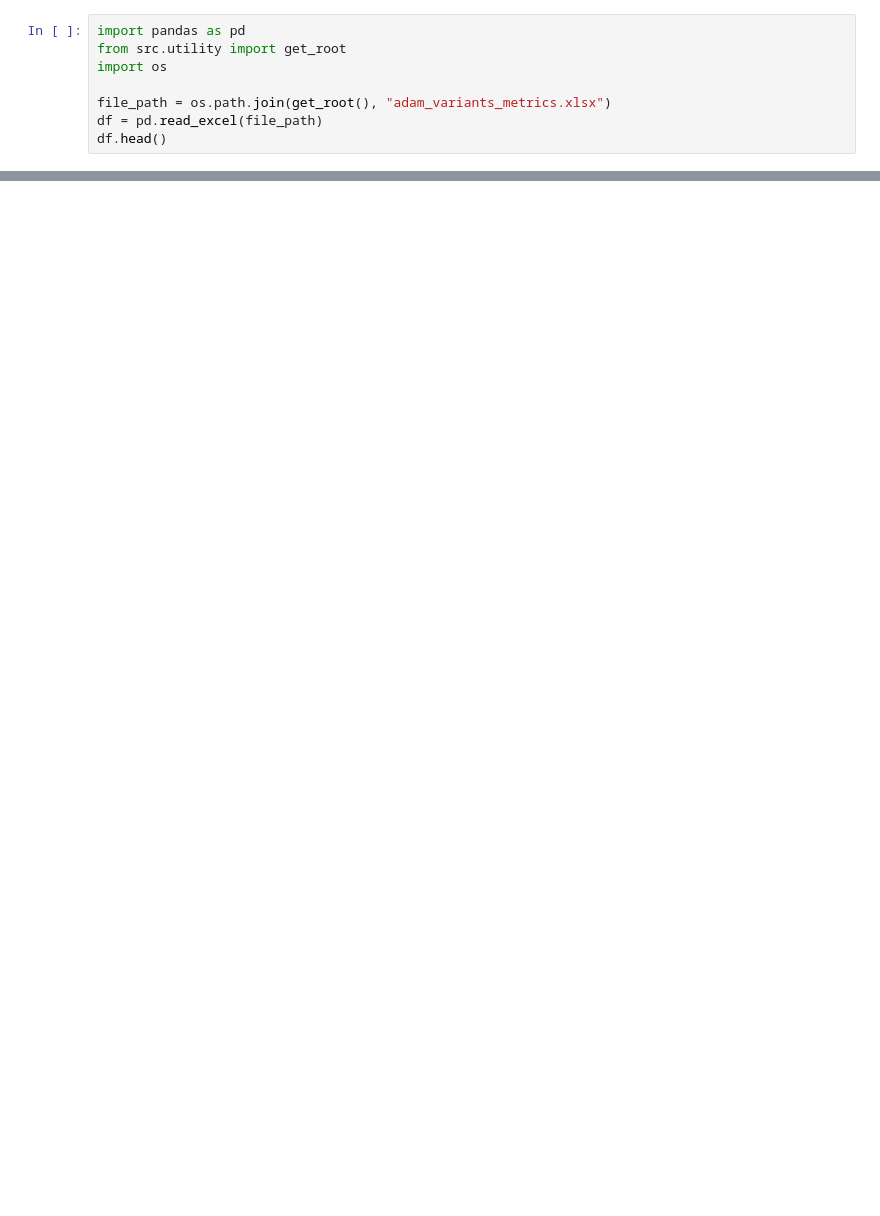
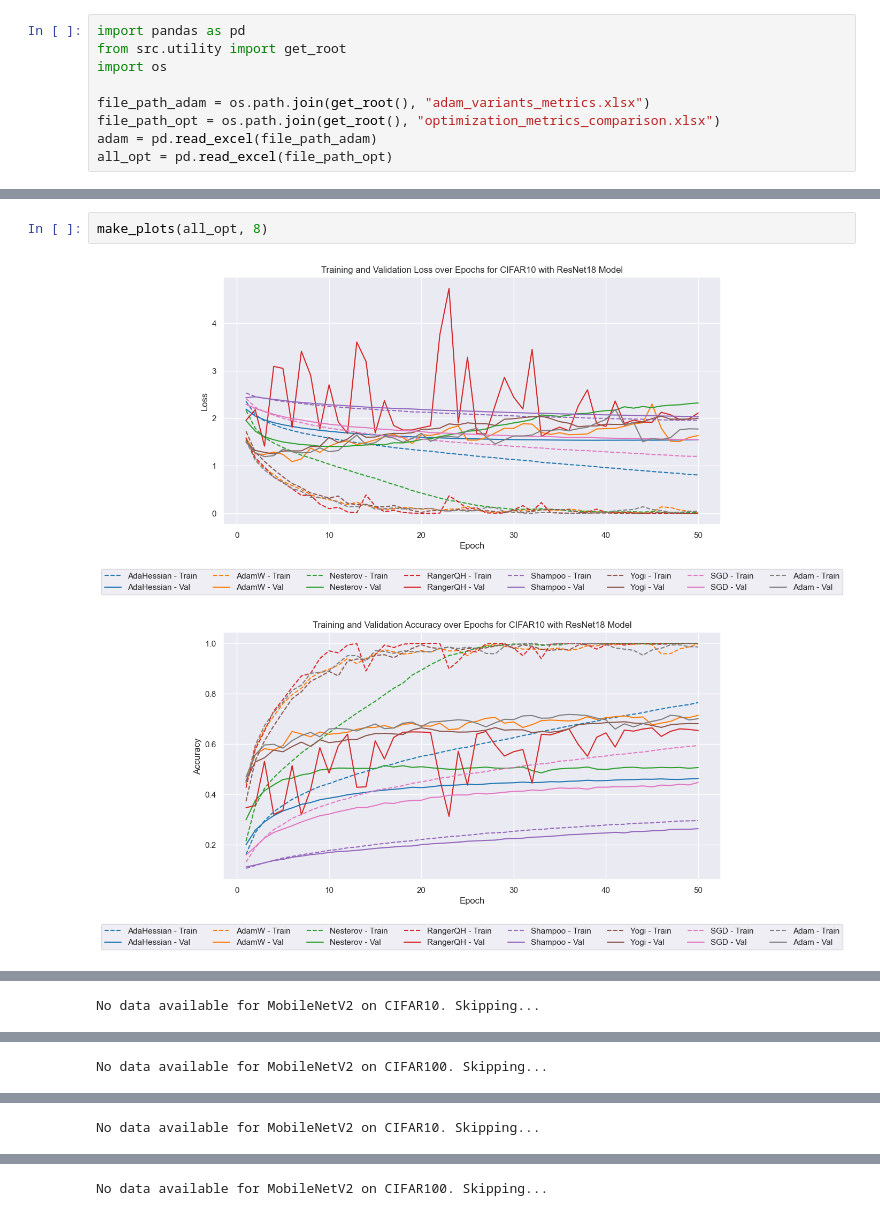
Before and after one commit to IlliaRohalskyi/Time-Efficient-Optimization-of-Neural-Networks, a Jupyter notebook: src/notebooks/analysis.ipynb, the cells around one changed output, grey strips where cells are left out. Saved outputs shown, nothing was run; the diff lists cells and outputs as text; blank space fills up the shorter version.

```diff
--- a/src/notebooks/analysis.ipynb
+++ b/src/notebooks/analysis.ipynb
@@ -3,6 +3,7 @@ import pandas as pd
 from src.utility import get_root
 import os
 
-file_path = os.path.join(get_root(), "adam_variants_metrics.xlsx")
-df = pd.read_excel(file_path)
-df.head()
+file_path_adam = os.path.join(get_root(), "adam_variants_metrics.xlsx")
+file_path_opt = os.path.join(get_root(), "optimization_metrics_comparison.xlsx")
+adam = pd.read_excel(file_path_adam)
+all_opt = pd.read_excel(file_path_opt)
@@ -174,0 +156,5 @@ for dataset in datasets:
+# %%
+make_plots(all_opt, 8)
+# %% [output]
+[figure, added]
+[figure, added]
@@ -174,0 +162 @@ for dataset in datasets:
+No data available for MobileNetV2 on CIFAR10. Skipping...
@@ -174,0 +166 @@ for dataset in datasets:
+No data available for MobileNetV2 on CIFAR100. Skipping...
@@ -174,0 +170 @@ for dataset in datasets:
+No data available for MobileNetV2 on CIFAR10. Skipping...
@@ -174,0 +172 @@ for dataset in datasets:
+No data available for MobileNetV2 on CIFAR100. Skipping...
```
Also changed, not shown: parts of 5 cells of this notebook, 2 other files.
